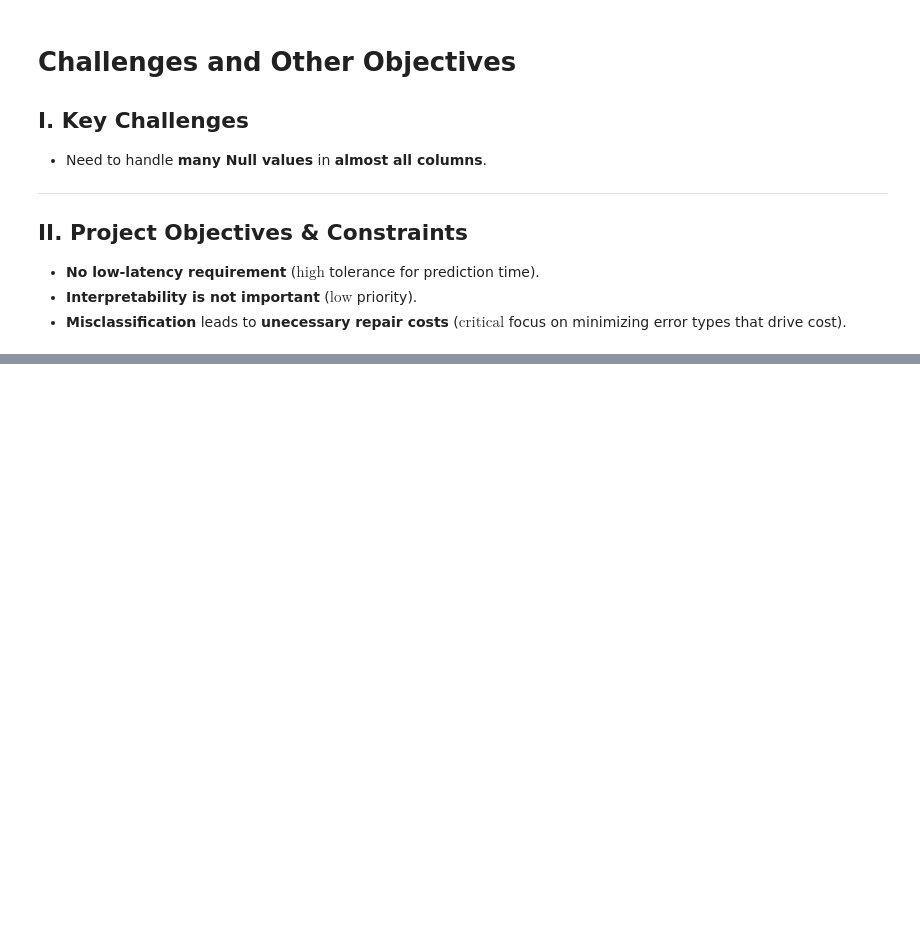
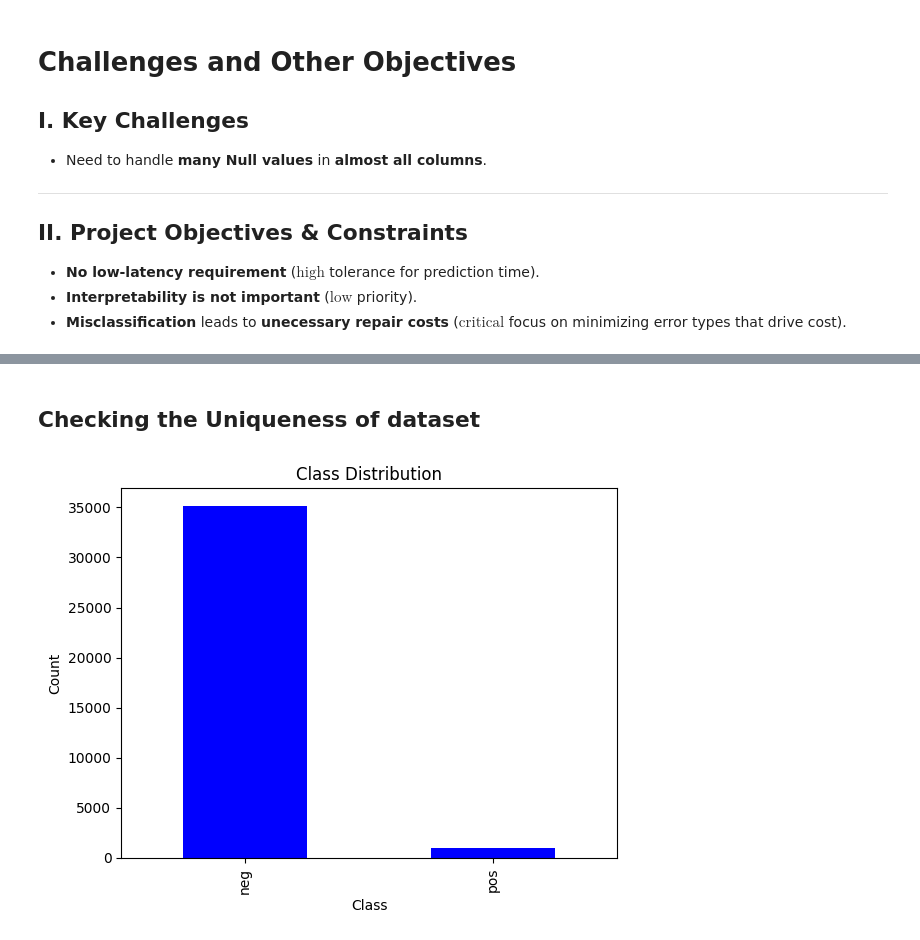
Before and after one commit to NamanVerma27/ABS_liveSensor, a Jupyter notebook: EDA.ipynb, the cells around one changed output, grey strips where cells are left out. Cells and saved outputs as stored; diff of their text form; code cells hidden in the pictures; blank space fills up the shorter version.

```diff
--- a/EDA.ipynb
+++ b/EDA.ipynb
@@ -43,0 +143,3 @@ memory usage: 47.2+ MB
+# %%
+drop_cols = missing_percentage[missing_percentage > 70]
+df.drop(list(drop_cols.index), axis=1, inplace=True)
@@ -43,0 +151,10 @@ memory usage: 47.2+ MB
+# %% [markdown]
+## Checking the Uniqueness of dataset
+# %%
+df['class'].value_counts().plot(kind='bar', color='blue')
+plt.title('Class Distribution')
+plt.xlabel('Class')
+plt.ylabel('Count')
+plt.show()
+# %% [output]
+[figure, added]
```
Also changed, not shown: parts of 11 cells of this notebook.
